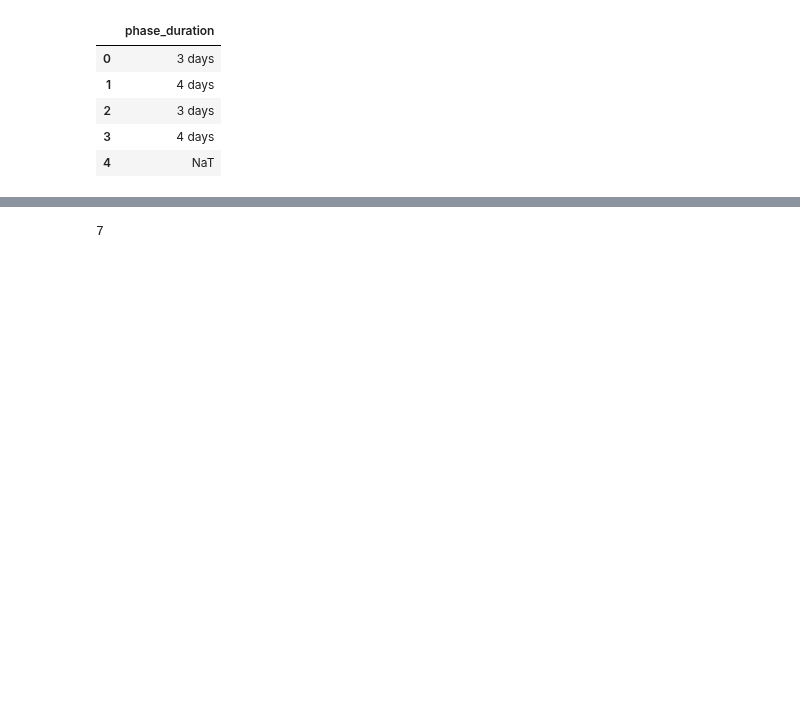
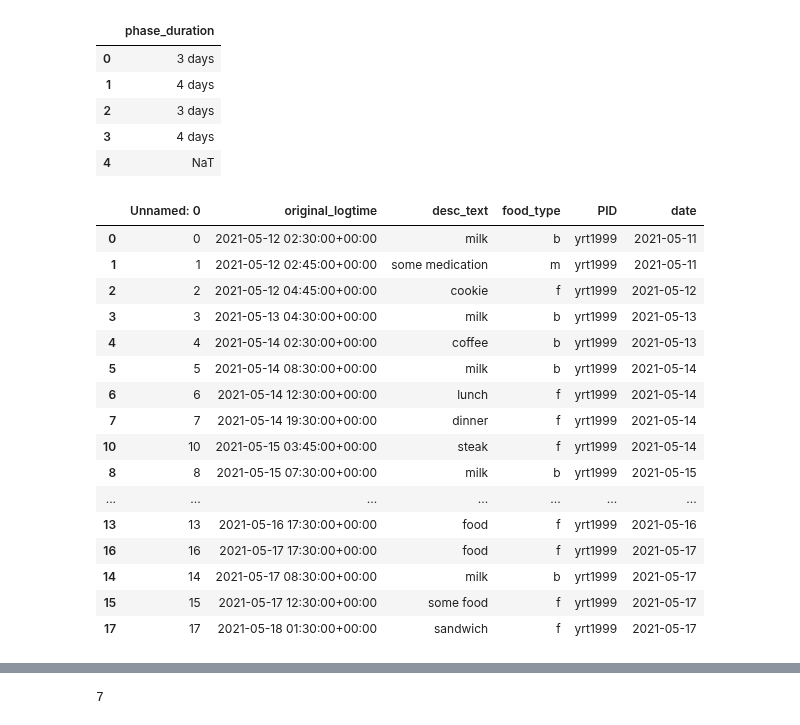
Before and after one commit to tktran11/treets, a Jupyter notebook: 01_columbia.ipynb, the cells around one changed output, grey strips where cells are left out. Cells and saved outputs as stored; diff of their text form; code cells hidden in the pictures; blank space fills up the shorter version.

```diff
--- a/01_columbia.ipynb
+++ b/01_columbia.ipynb
@@ -100,3 +100,23 @@ def caloric_entries(df, start_date='not_defined', end_date='not_defined'):
 df['original_logtime'] = pd.to_datetime(df['original_logtime'])
 df['date'] = pdfa.find_date(df, 'original_logtime', h=4)
 ref_tbl = pd.read_excel('data/col_test_data/toy_data_17May2021.xlsx')
+# %%
+df.sort_values('date')
+# %% [output]
+|  | Unnamed: 0 | original_logtime | desc_text | food_type | PID | date |
+| 0 | 0 | 2021-05-12 02:30:00+00:00 | milk | b | yrt1999 | 2021-05-11 |
+| 1 | 1 | 2021-05-12 02:45:00+00:00 | some medication | m | yrt1999 | 2021-05-11 |
+| 2 | 2 | 2021-05-12 04:45:00+00:00 | cookie | f | yrt1999 | 2021-05-12 |
+| 3 | 3 | 2021-05-13 04:30:00+00:00 | milk | b | yrt1999 | 2021-05-13 |
+| 4 | 4 | 2021-05-14 02:30:00+00:00 | coffee | b | yrt1999 | 2021-05-13 |
+| 5 | 5 | 2021-05-14 08:30:00+00:00 | milk | b | yrt1999 | 2021-05-14 |
+| 6 | 6 | 2021-05-14 12:30:00+00:00 | lunch | f | yrt1999 | 2021-05-14 |
+| 7 | 7 | 2021-05-14 19:30:00+00:00 | dinner | f | yrt1999 | 2021-05-14 |
+| 10 | 10 | 2021-05-15 03:45:00+00:00 | steak | f | yrt1999 | 2021-05-14 |
+| 8 | 8 | 2021-05-15 07:30:00+00:00 | milk | b | yrt1999 | 2021-05-15 |
+| ... | ... | ... | ... | ... | ... | ... |
+| 13 | 13 | 2021-05-16 17:30:00+00:00 | food | f | yrt1999 | 2021-05-16 |
+| 16 | 16 | 2021-05-17 17:30:00+00:00 | food | f | yrt1999 | 2021-05-17 |
+| 14 | 14 | 2021-05-17 08:30:00+00:00 | milk | b | yrt1999 | 2021-05-17 |
+| 15 | 15 | 2021-05-17 12:30:00+00:00 | some food | f | yrt1999 | 2021-05-17 |
+| 17 | 17 | 2021-05-18 01:30:00+00:00 | sandwich | f | yrt1999 | 2021-05-17 |
```
Also changed, not shown: parts of 1 cell of this notebook, 5 other files.
